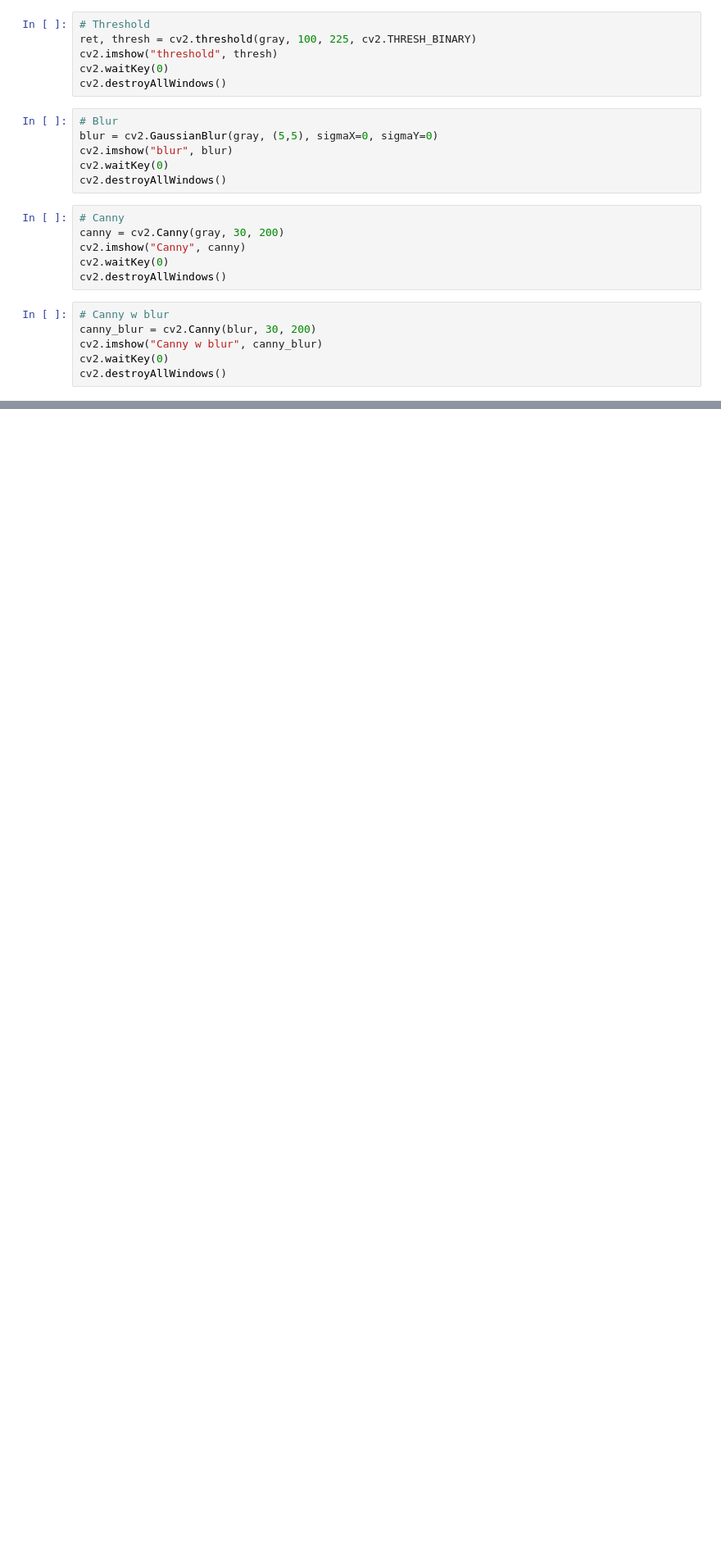
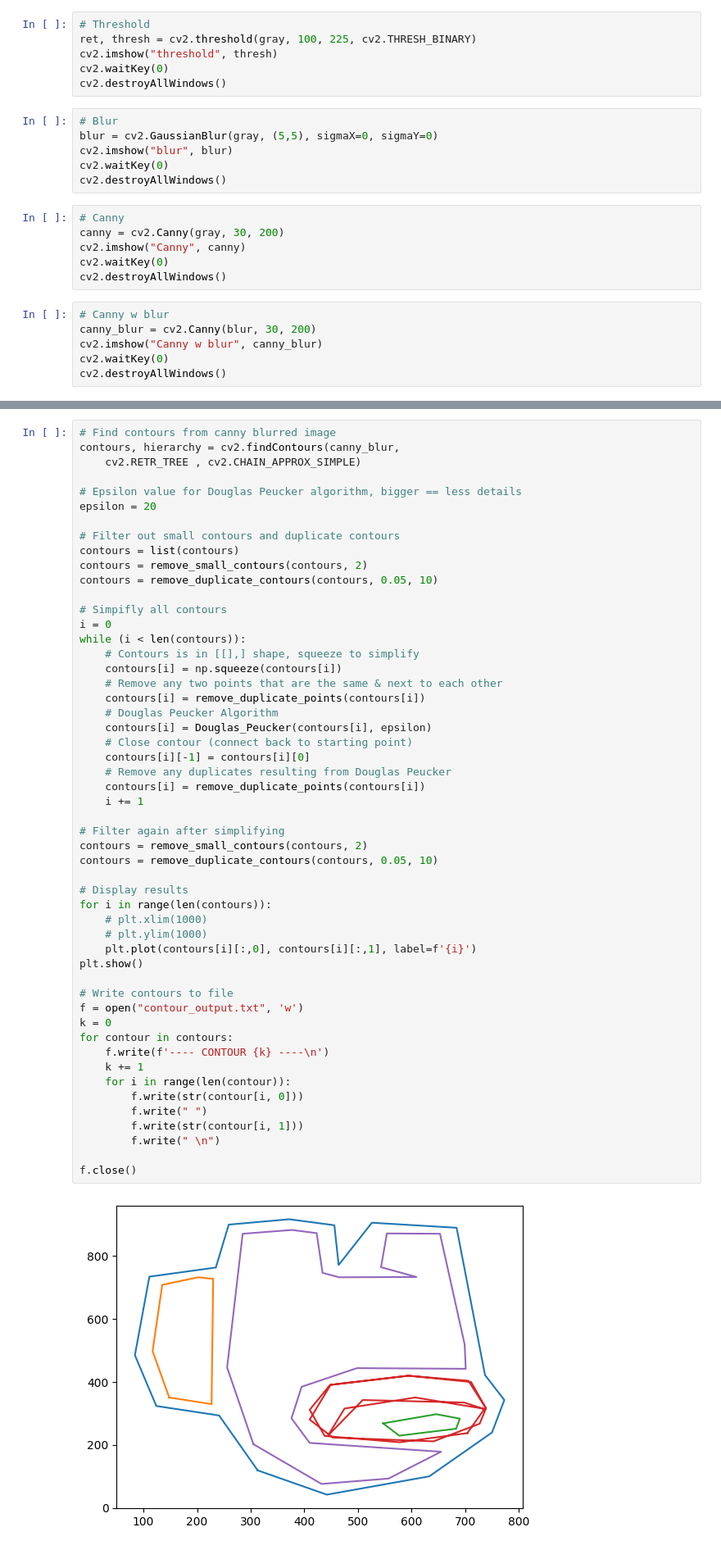
Before and after one commit to Miekale/ArticusMaximus, a Jupyter notebook: python_edge_detection/edge_detection_test.ipynb, the cells around one changed output, grey strips where cells are left out. Shown: that part at 82% size. Cells and saved outputs as stored; diff of their text form; blank space fills up the shorter version.

Commit message:
Fixed contour cleanup functions

```diff
--- a/python_edge_detection/edge_detection_test.ipynb
+++ b/python_edge_detection/edge_detection_test.ipynb
@@ -191,0 +123,54 @@ cv2.destroyAllWindows()
+# %%
+# Find contours from canny blurred image
+contours, hierarchy = cv2.findContours(canny_blur,
+    cv2.RETR_TREE , cv2.CHAIN_APPROX_SIMPLE)
+
+# Epsilon value for Douglas Peucker algorithm, bigger == less details
+epsilon = 20
+
+# Filter out small contours and duplicate contours
+contours = list(contours)
+contours = remove_small_contours(contours, 2)
+contours = remove_duplicate_contours(contours, 0.05, 10)
+
+# Simpifly all contours
+i = 0
+while (i < len(contours)):
+    # Contours is in [[],] shape, squeeze to simplify
+    contours[i] = np.squeeze(contours[i])
+    # Remove any two points that are the same & next to each other
+    contours[i] = remove_duplicate_points(contours[i])
+    # Douglas Peucker Algorithm
+    contours[i] = Douglas_Peucker(contours[i], epsilon)
+    # Close contour (connect back to starting point)
+    contours[i][-1] = contours[i][0]
+    # Remove any duplicates resulting from Douglas Peucker
+    contours[i] = remove_duplicate_points(contours[i])
+    i += 1
+
+# Filter again after simplifying
+contours = remove_small_contours(contours, 2)
+contours = remove_duplicate_contours(contours, 0.05, 10)
+
+# Display results
+for i in range(len(contours)):
+    # plt.xlim(1000)
+    # plt.ylim(1000)
+    plt.plot(contours[i][:,0], contours[i][:,1], label=f'{i}')
+plt.show()
+
+# Write contours to file
+f = open("contour_output.txt", 'w')
+k = 0
+for contour in contours:
+    f.write(f'---- CONTOUR {k} ----\n')
+    k += 1
+    for i in range(len(contour)):
+        f.write(str(contour[i, 0]))
+        f.write(" ")
+        f.write(str(contour[i, 1]))
+        f.write(" \n")
+
+f.close()
+# %% [output]
+[figure, added]
```
Also changed, not shown: parts of 7 cells of this notebook, 3 other files.
